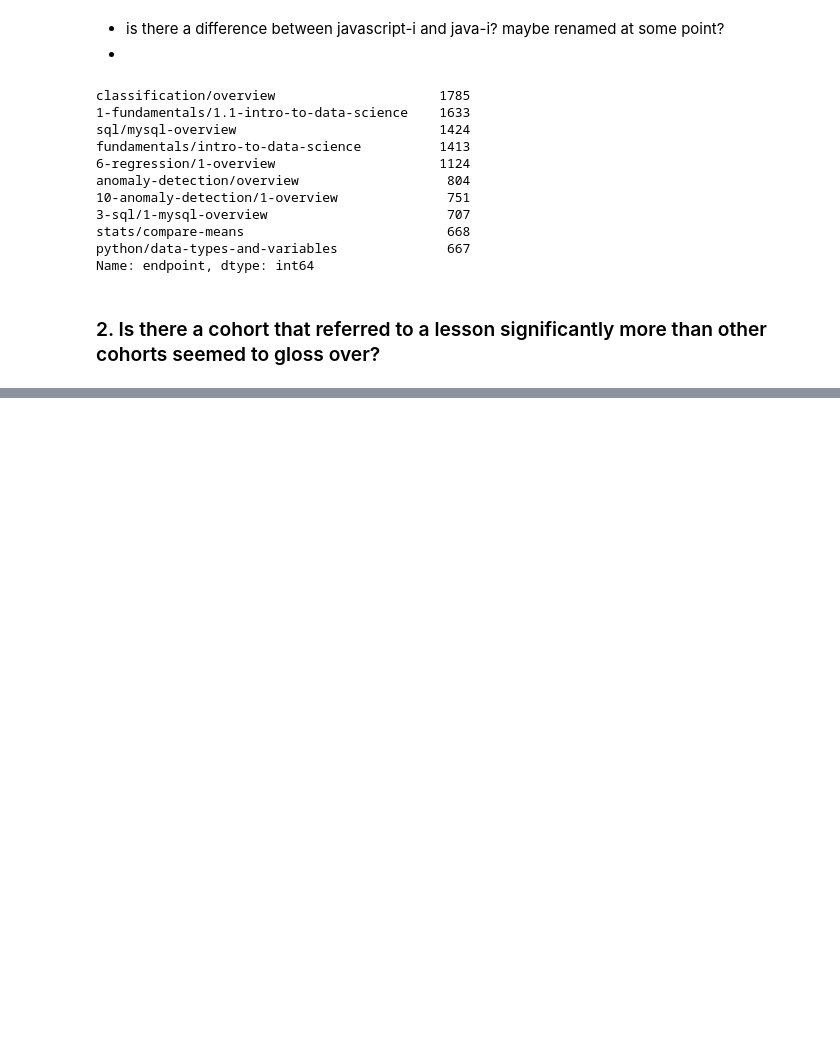
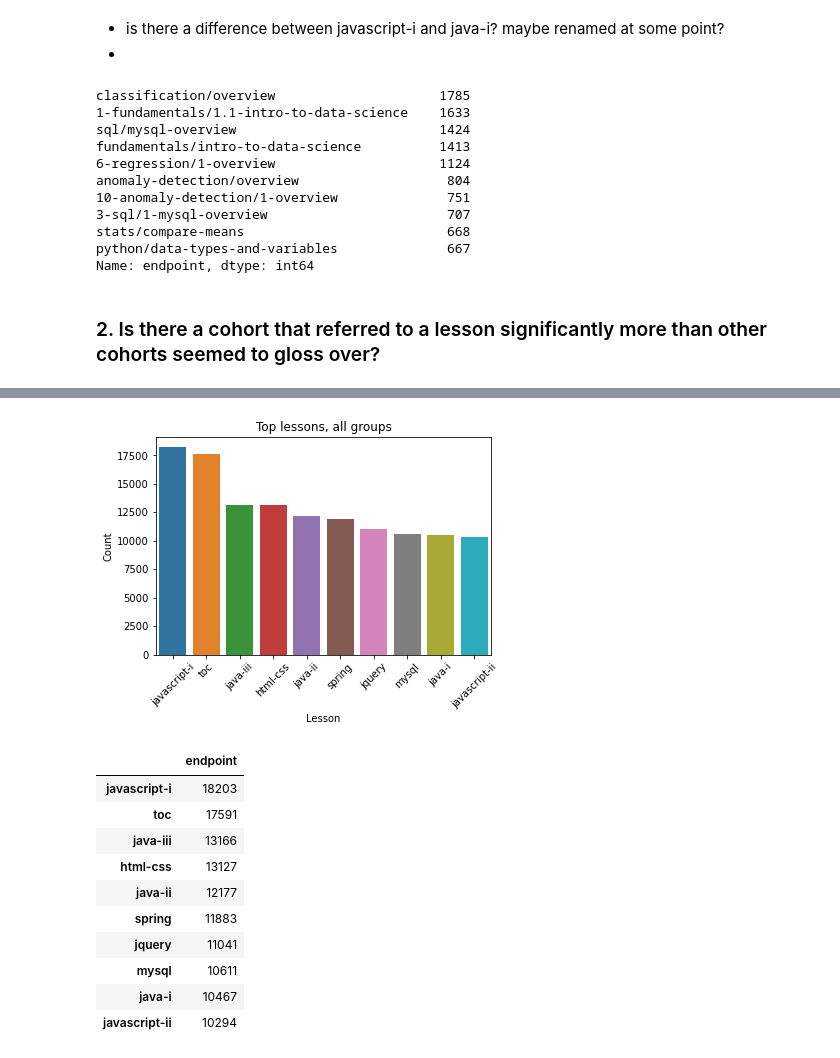
Before and after one commit to Codeup-Board-Advisory/board-slide-research, a Jupyter notebook: working_notebooks/bc_explore.ipynb, the cells around one changed output, grey strips where cells are left out. Saved outputs shown, nothing was run; the diff lists cells and outputs as text; code cells hidden in the pictures; blank space fills up the shorter version.

```diff
--- a/working_notebooks/bc_explore.ipynb
+++ b/working_notebooks/bc_explore.ipynb
@@ -271,0 +252,25 @@ TypeError: Neither the `x` nor `y` variable appears to be numeric.
+# %%
+# Top 5 lessons for all Groups
+top_lessons = pd.DataFrame(temp.endpoint.value_counts().head(10))
+plt.figure(figsize=(6, 4))
+sns.barplot(data=top_lessons,
+y="endpoint", x=top_lessons.index)
+plt.title('Top lessons, all groups')
+plt.xlabel('Lesson')
+plt.ylabel('Count')
+plt.xticks(rotation=45)
+plt.show()
+top_lessons
+# %% [output]
+[figure, added]
+|  | endpoint |
+| javascript-i | 18203 |
+| toc | 17591 |
+| java-iii | 13166 |
+| html-css | 13127 |
+| java-ii | 12177 |
+| spring | 11883 |
+| jquery | 11041 |
+| mysql | 10611 |
+| java-i | 10467 |
+| javascript-ii | 10294 |
```
Also changed, not shown: parts of 7 cells of this notebook.
